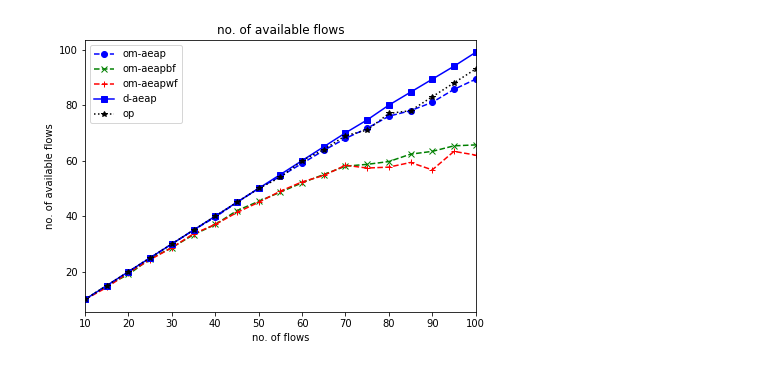
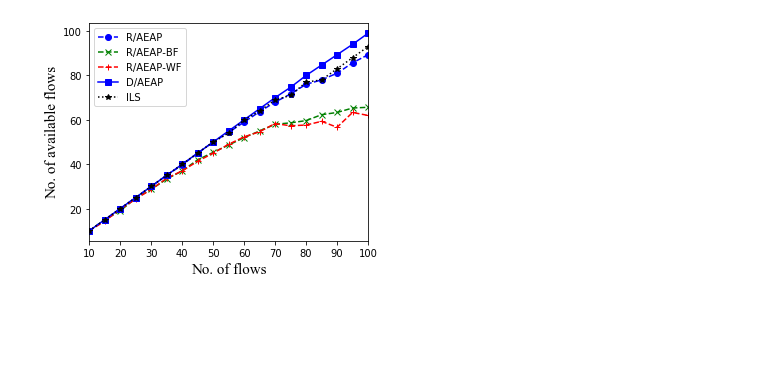
Before and after one commit to ZitaoLi/tsn_routing_scheduling, a Jupyter notebook: res/v_flow_size.ipynb, the cells around one changed output. Drawn from its saved outputs; the diff is of its cells as text; code cells hidden in the pictures; blank space fills up the shorter version.

Commit message:
Visualization Scripts: modify

```diff
--- a/res/v_flow_size.ipynb
+++ b/res/v_flow_size.ipynb
@@ -8,51 +8,52 @@ import matplotlib.pyplot as plt
 import matplotlib.ticker as ticker
 
 DIR_NAME = './flow_size/'
-FIG_SIZE = (7, 5)
+FIG_SIZE = (5, 4)
+fontdict = {'family': 'Times New Roman', 'weight': 'normal', 'size':15}
 
 filenames = os.listdir(DIR_NAME)
 filenames_dict = {
-    'om-aeap': [],
-    'om-aeapbf': [],
-    'om-aeapwf': [],
-    'd-aeap': [],
+    'R/AEAP': [],
+    'R/AEAP-BF': [],
+    'R/AEAP-WF': [],
+    'D/AEAP': [],
     # 'd-aeapbf': [],
     # 'd-aeapwf': [],
-    'op': []
+    'ILS': []
 }
 
 for filename in filenames:
     if re.match(r'b.*(t1|t2).*(ba|rrg|er).*backtracking.*aeap\.csv', filename):
-        filenames_dict['om-aeap'].append(filename)
+        filenames_dict['R/AEAP'].append(filename)
     elif re.match(r'b.*(t1|t2).*(ba|rrg|er).*backtracking.*aeapbf\.csv', filename):
-        filenames_dict['om-aeapbf'].append(filename)
+        filenames_dict['R/AEAP-BF'].append(filename)
     elif re.match(r'b.*(t1|t2).*(ba|rrg|er).*backtracking.*aeapwf\.csv', filename):
-        filenames_dict['om-aeapwf'].append(filename)
+        filenames_dict['R/AEAP-WF'].append(filename)
     elif re.match(r'b.*(t1|t2).*(ba|rrg|er).*dijkstra.*aeap\.csv', filename):
-        filenames_dict['d-aeap'].append(filename)
+        filenames_dict['D/AEAP'].append(filename)
     # elif re.match(r'b.*t1.*dijkstra.*aeapbf\.csv', filename):
     #     filenames_dict['d-aeapbf'].append(filename)
     # elif re.match(r'b.*t1.*dijkstra.*aeapwf\.csv', filename):
     #     filenames_dict['d-aeapwf'].append(filename)
-    elif re.match(r'o.*(t1|t2).*(ba|rrg).*backtracking.*aeap\.csv', filename):  # only care about om-aeap
-        filenames_dict['op'].append(filename)
+    elif re.match(r'o.*(t1|t2).*(ba|rrg|er).*backtracking.*aeap\.csv', filename):  # only care about R/AEAP
+        filenames_dict['ILS'].append(filename)
 
 fig_1, ax_1 = plt.subplots(figsize=FIG_SIZE)  # no. of available flows
-ax_1.set_title('no. of available flows')
+# ax_1.set_title('no. of available flows')
 fig_2, ax_2 = plt.subplots(figsize=FIG_SIZE)  # max. load
-ax_2.set_title('max. load')
+# ax_2.set_title('max. load')
 fig_3, ax_3 = plt.subplots(figsize=FIG_SIZE)  # avg. load
-ax_3.set_title('avg. load')
+# ax_3.set_title('avg. load')
 fig_4, ax_4 = plt.subplots(figsize=FIG_SIZE)  # runtime
-ax_4.set_title('runtime')
+# ax_4.set_title('runtime')
 fig_5, ax_5 = plt.subplots(figsize=FIG_SIZE)  # total guard band
-ax_5.set_title('avg. total guard bands')
+# ax_5.set_title('avg. total guard bands')
 fig_6, ax_6 = plt.subplots(figsize=FIG_SIZE)  # avg. delay
-ax_6.set_title('avg. delay')
+# ax_6.set_title('avg. delay')
 fig_7, ax_7 = plt.subplots(figsize=FIG_SIZE)  # avg. reliability
-ax_7.set_title('avg. reliability')
+# ax_7.set_title('avg. reliability')
 fig_8, ax_8 = plt.subplots(figsize=FIG_SIZE)  # relative quality
-ax_8.set_title('relative quality')
+# ax_8.set_title('relative quality')
 all_no_of_flow_dict = {}
 all_no_of_available_flows_dict = {}
 all_max_load_dict = {}
@@ -130,29 +131,29 @@ for alias in filenames_dict.keys():
     x = np.array(avg_no_of_flow_array)
     # x = np.arange(11) * 10
     tick_spacing = 10
-    # markers = {'om-aeap': 'o', 'd-aeap': 'x', 'op': '+'}
+    # markers = {'R/AEAP': 'o', 'D/AEAP': 'x', 'ILS': '+'}
     markers = {
-        'om-aeap': 'o', 'om-aeapbf': 'x', 'om-aeapwf': '+',
-        'd-aeap': 's', 'd-aeapbf': '^', 'd-aeapwf': '<',
-        'op': '*',
+        'R/AEAP': 'o', 'R/AEAP-BF': 'x', 'R/AEAP-WF': '+',
+        'D/AEAP': 's', 'd-aeapbf': '^', 'd-aeapwf': '<',
+        'ILS': '*',
     }
     colors = {
-        'om-aeap': 'blue', 'om-aeapbf': 'green', 'om-aeapwf': 'red',
-        'd-aeap': 'blue', 'd-aeapbf': 'green', 'd-aeapwf': 'red',
-        'op': 'black',
+        'R/AEAP': 'blue', 'R/AEAP-BF': 'green', 'R/AEAP-WF': 'red',
+        'D/AEAP': 'blue', 'd-aeapbf': 'green', 'd-aeapwf': 'red',
+        'ILS': 'black',
     }
     linestyles = {
-        'om-aeap': '--', 'om-aeapbf': '--', 'om-aeapwf': '--',
-        'd-aeap': '-', 'd-aeapbf': '-.', 'd-aeapwf': '-.',
-        'op': ':',
+        'R/AEAP': '--', 'R/AEAP-BF': '--', 'R/AEAP-WF': '--',
+        'D/AEAP': '-', 'd-aeapbf': '-.', 'd-aeapwf': '-.',
+        'ILS': ':',
     }
     # no. of available flows
     ax_1.plot(x, avg_no_of_available_flows_array, label='{}'.format(alias),
               marker=markers[alias], markersize=6, markerfacecolor=colors[alias], color=colors[alias], linestyle=linestyles[alias])
     ax_1.set_xlim(x[0], x[-1])
     ax_1.xaxis.set_major_locator(ticker.MultipleLocator(tick_spacing))
-    ax_1.set_xlabel('no. of flows')
-    ax_1.set_ylabel('no. of available flows')
+    ax_1.set_xlabel('No. of flows', fontdict=fontdict)
+    ax_1.set_ylabel('No. of available flows', fontdict=fontdict)
     ax_1.legend()
     # max. load
     ax_2.plot(x, avg_max_load_array * 100, label='{}'.format(alias),
@@ -160,8 +161,8 @@ for alias in filenames_dict.keys():
     ax_2.set_xlim(x[0], x[-1])
     ax_2.set_ylim(0, 100)
     ax_2.xaxis.set_major_locator(ticker.MultipleLocator(tick_spacing))
-    ax_2.set_xlabel('no. of flows')
-    ax_2.set_ylabel('max. load')
+    ax_2.set_xlabel('No. of flows', fontdict=fontdict)
+    ax_2.set_ylabel('Max. load (%)', fontdict=fontdict)
     ax_2.legend()
     # avg. load
     ax_3.plot(x, avg_avg_load_array * 100, label='{}'.format(alias),
@@ -169,50 +170,51 @@ for alias in filenames_dict.keys():
     ax_3.set_xlim(x[0], x[-1])
     ax_3.set_ylim(0, 100)
     ax_3.xaxis.set_major_locator(ticker.MultipleLocator(tick_spacing))
-    ax_3.set_xlabel('no. of flows')
-    ax_3.set_ylabel('avg. load')
+    ax_3.set_xlabel('No. of flows', fontdict=fontdict)
+    ax_3.set_ylabel('Avg. load (%)', fontdict=fontdict)
     ax_3.legend()
     # runtime
     ax_4.plot(x, np.log10(avg_runtime_array), label='{}'.format(alias),
               marker=markers[alias], markersize=6, markerfacecolor=colors[alias], color=colors[alias], linestyle=linestyles[alias])
     ax_4.set_xlim(x[0], x[-1])
+    ax_4.set_ylim(ymin=-1, ymax=6)
     ax_4.xaxis.set_major_locator(ticker.MultipleLocator(tick_spacing))
-    ax_4.set_xlabel('no. of flows')
-    ax_4.set_ylabel('runtime')
+    ax_4.set_xlabel('No. of flows', fontdict=fontdict)
+    ax_4.set_ylabel('Runtime (in sec)', fontdict=fontdict)
     ax_4.legend()
     # avg. total guard band
-    ax_5.plot(x, avg_total_guard_band_array, label='{}'.format(alias),
+    ax_5.plot(x, avg_total_guard_band_array / 1024, label='{}'.format(alias),
               marker=markers[alias], markersize=6, markerfacecolor=colors[alias], color=colors[alias], linestyle=linestyles[alias])
     ax_5.set_xlim(x[0], x[-1])
     # ax_5.set_ylim(ymin=0)
     ax_5.xaxis.set_major_locator(ticker.MultipleLocator(tick_spacing))
-    ax_5.set_xlabel('no. of flows')
-    ax_5.set_ylabel('avg. total guard bands')
+    ax_5.set_xlabel('No. of flows', fontdict=fontdict)
+    ax_5.set_ylabel('Avg. guard bands sum (in KB)', fontdict=fontdict)
     ax_5.legend()
     # avg. delay
     ax_6.plot(x, np.log10(avg_delay_array), label='{}'.format(alias),
               marker=markers[alias], markersize=6, markerfacecolor=colors[alias], color=colors[alias], linestyle=linestyles[alias])
     ax_6.set_xlim(x[0], x[-1])
     ax_6.xaxis.set_major_locator(ticker.MultipleLocator(tick_spacing))
-    ax_6.set_xlabel('no. of flows')
-    ax_6.set_ylabel('avg. delay')
+    ax_6.set_xlabel('No. of flows', fontdict=fontdict)
+    ax_6.set_ylabel('Avg. delay (in µs)', fontdict=fontdict)
     ax_6.legend()
     # avg. reliability
     ax_7.plot(x, avg_reliability_array * 100, label='{}'.format(alias),
               marker=markers[alias], markersize=6, markerfacecolor=colors[alias], color=colors[alias], linestyle=linestyles[alias])
     ax_7.set_xlim(x[0], x[-1])
     # ax_7.set_ylim(ymax=100)
     ax_7.xaxis.set_major_locator(ticker.MultipleLocator(tick_spacing))
-    ax_7.set_xlabel('no. of flows')
-    ax_7.set_ylabel('avg. reliability')
+    ax_7.set_xlabel('no. of flows', fontdict=fontdict)
+    ax_7.set_ylabel('Avg. reliability (%)', fontdict=fontdict)
     ax_7.legend()
     # avg. quality
     ax_8.plot(x, avg_quality_array, label='{}'.format(alias),
               marker=markers[alias], markersize=6, markerfacecolor=colors[alias], color=colors[alias], linestyle=linestyles[alias])
     ax_8.set_xlim(x[0], x[-1])
     ax_8.xaxis.set_major_locator(ticker.MultipleLocator(tick_spacing))
-    ax_8.set_xlabel('no. of flows')
-    ax_8.set_ylabel('relative quality')
+    ax_8.set_xlabel('No. of flows', fontdict=fontdict)
+    ax_8.set_ylabel('Avg. objective value', fontdict=fontdict)
     ax_8.legend()
 # %% [output]
-[figure, old version]
+[figure, new version]
```
Also changed, not shown: parts of 1 cell of this notebook, 4 other files.
